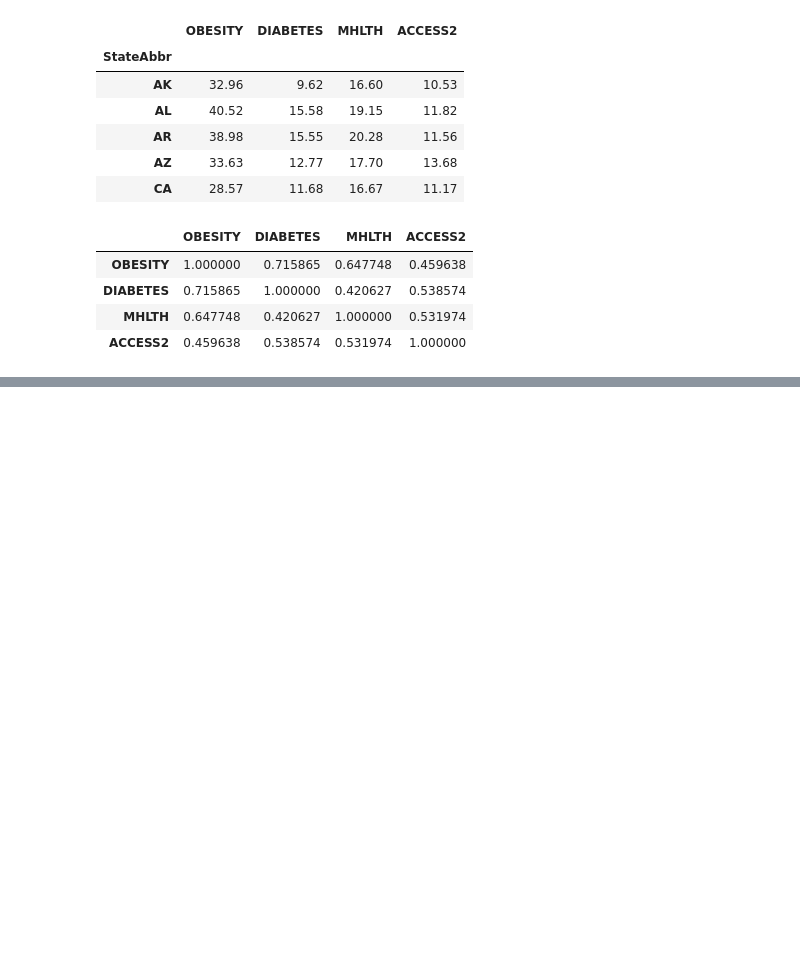
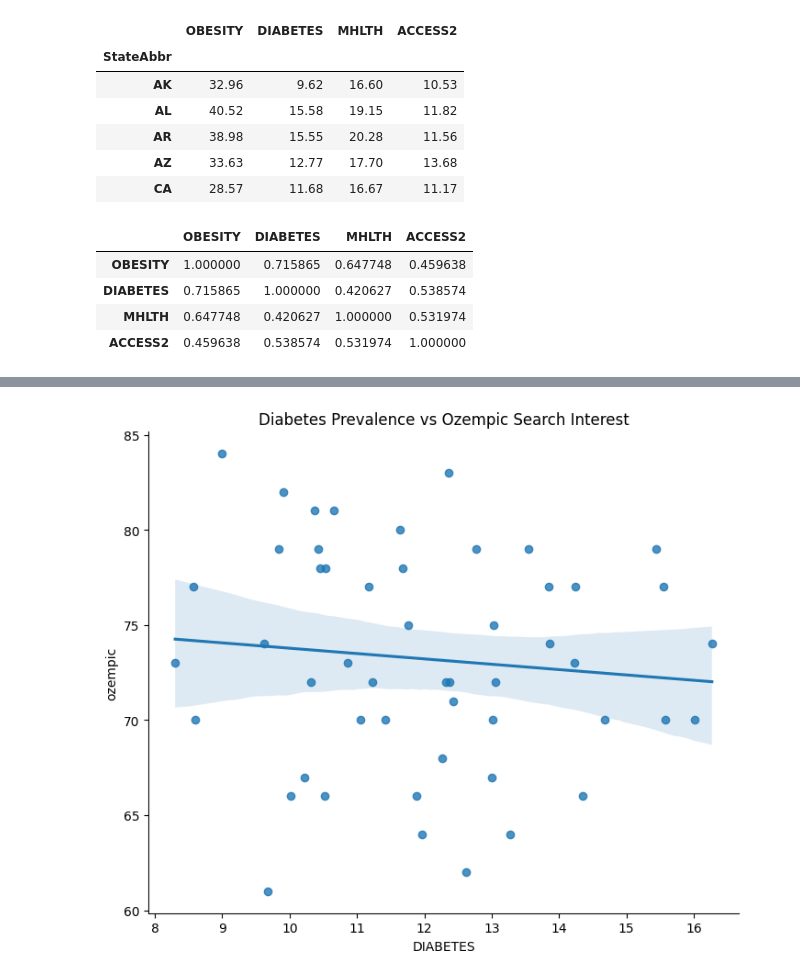
Before and after one commit to remisublette/GLP1-trends, a Jupyter notebook: working files/analysis.ipynb, the cells around one changed output, grey strips where cells are left out. Cells and saved outputs as stored; diff of their text form; code cells hidden in the pictures; blank space fills up the shorter version.

```diff
--- a/working files/analysis.ipynb
+++ b/working files/analysis.ipynb
@@ -96,0 +260,12 @@ df_wide[["OBESITY", "DIABETES", "MHLTH", "ACCESS2"]].corr()
+# %%
+sns.lmplot(
+    data=state_merged,
+    x="DIABETES",
+    y="ozempic",
+    height=6,
+    aspect=1.2
+)
+plt.title("Diabetes Prevalence vs Ozempic Search Interest")
+plt.show()
+# %% [output]
+[figure, added]
```
Also changed, not shown: parts of 11 cells of this notebook.
